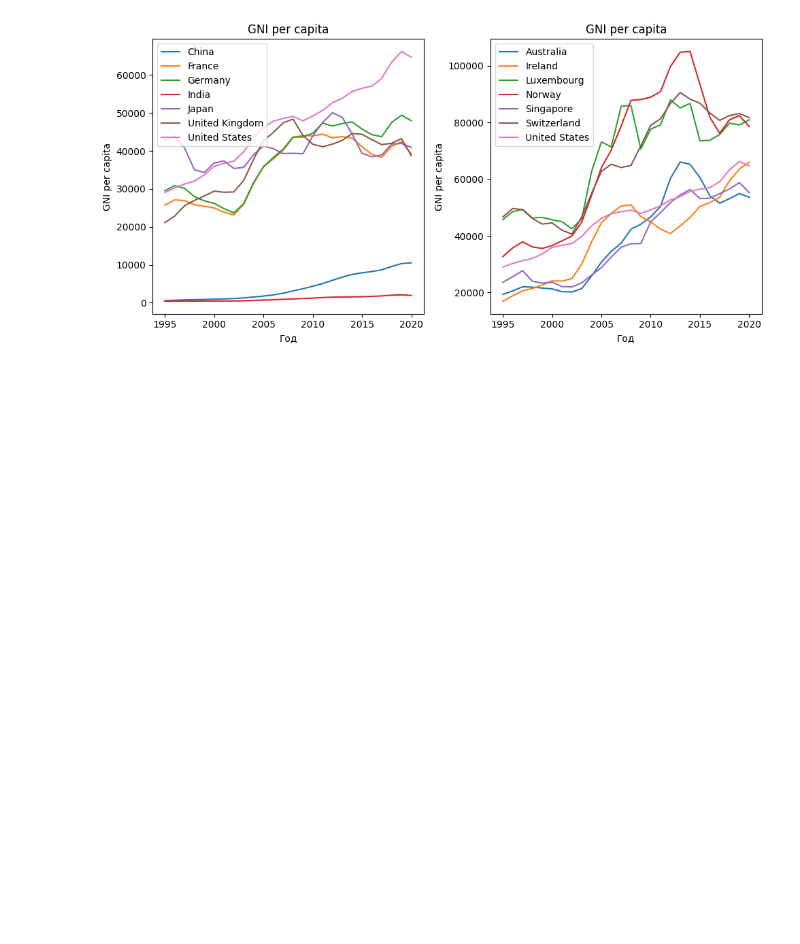
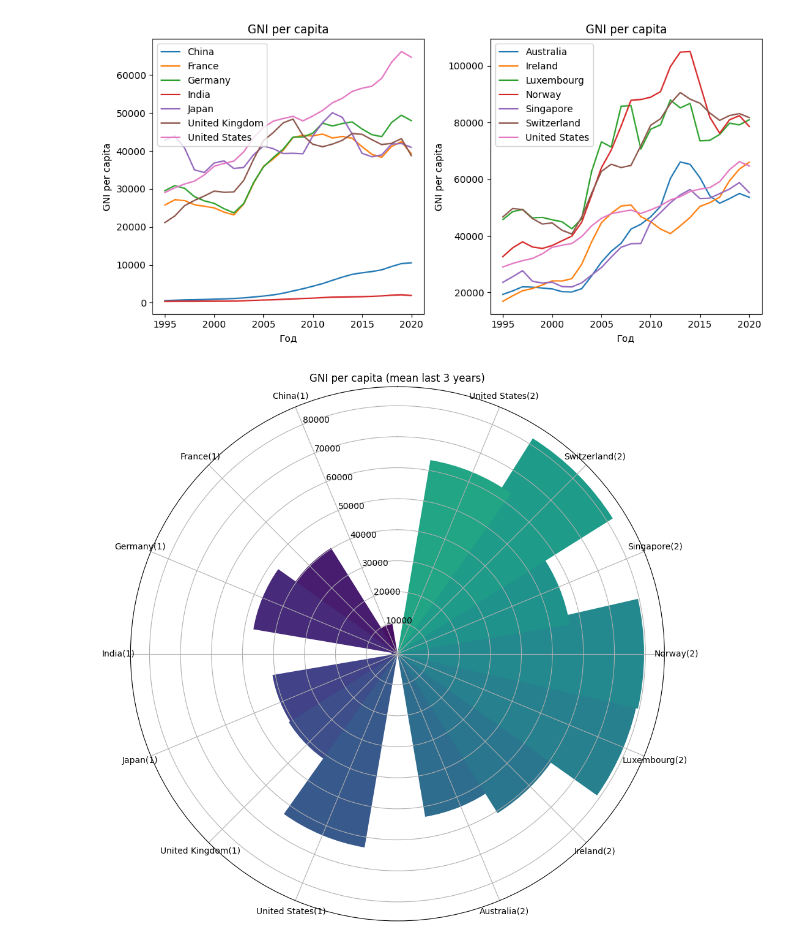
Before and after one commit to XTerris/economic_analysis, a Jupyter notebook: main.ipynb, the cells around one changed output. Drawn from its saved outputs; the diff is of its cells as text; code cells hidden in the pictures; blank space fills up the shorter version.

Commit message:
added polar bar plot

```diff
--- a/main.ipynb
+++ b/main.ipynb
@@ -660,3 +660,46 @@ plt.tight_layout()
 plt.show()
 # %% [output]
 [figure]
+# %%
+plt.figure("GNI", figsize=(10, 10))
+
+attribute = "GNI per capita"
+
+axis = plt.subplot(projection='polar')
+#axis = plt.subplot()
+
+
+n_last_years = 3
+
+means = (
+    df[df["date"] >= end_year - n_last_years]
+    .groupby(["country", 'group'])
+    .aggregate({attribute: "mean"})
+    .reset_index()
+    .sort_values('group')
+)
+
+
+n = len(means)
+step = 2 * np.pi / (n + 2)
+angles = np.arange(step, np.pi, step)
+angles = np.concatenate([angles, angles + np.pi])
+means['angles'] = angles
+means['labels'] = means['country'] + '(' + means['group'].map(str) + ')'
+
+colors = plt.cm.viridis(angles / 10.)
+
+axis.bar(
+    x=means['angles'],
+    width=2*np.pi/n,
+    height=means['GNI per capita'],
+    tick_label=means['labels'],
+    color=colors
+)
+axis.set_theta_offset(np.pi/2)
+plt.title(f'GNI per capita (mean last {n_last_years} years)')
+
+plt.tight_layout()
+plt.show()
+# %% [output]
+[figure, added]
```
